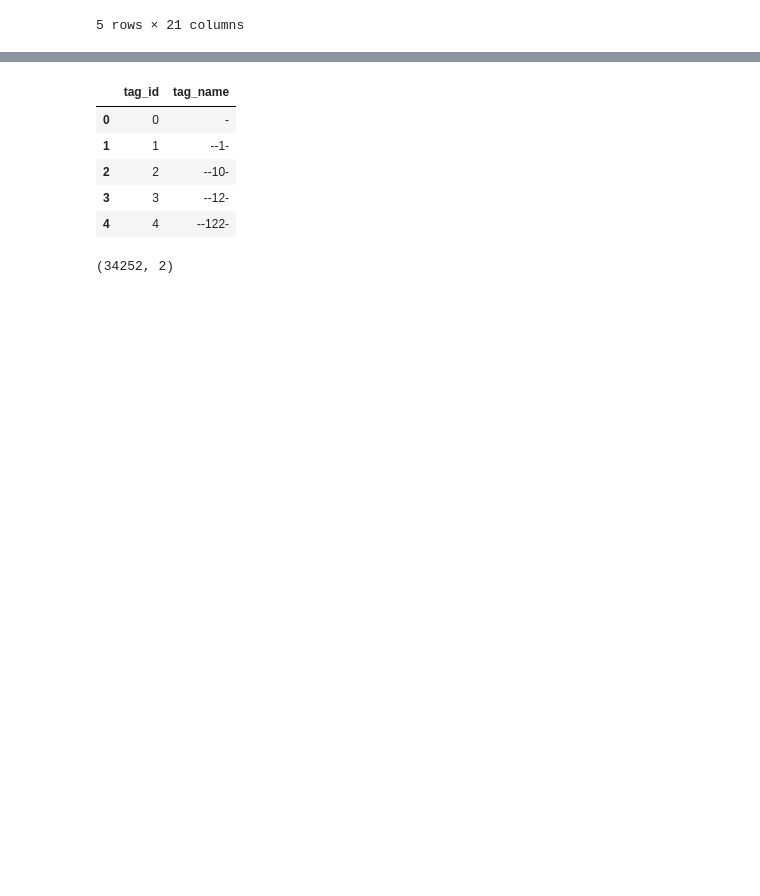
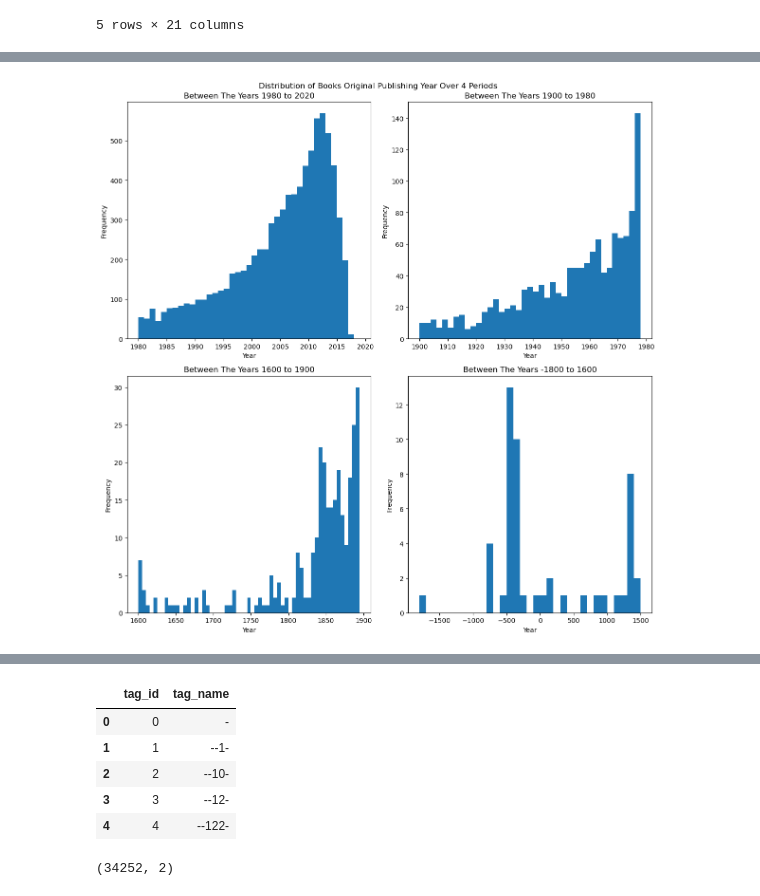
Before and after one commit to CamelSal/BookRecommender, a Jupyter notebook: CapstoneEDA.ipynb, the cells around one changed output, grey strips where cells are left out. Drawn from its saved outputs; the diff is of its cells as text; code cells hidden in the pictures; blank space fills up the shorter version.

```diff
--- a/CapstoneEDA.ipynb
+++ b/CapstoneEDA.ipynb
@@ -7,6 +15,7 @@ import seaborn as sns
 import matplotlib.dates as mdates
 # %%
 book_df = pd.read_csv('data/books.csv')
+booke_df = pd.read_csv('data/books_enriched.csv', index_col=[0])
 tags_df = pd.read_csv('data/tags.csv')
 book_tags_df = pd.read_csv('data/book_tags.csv')
 ratings_df = pd.read_csv('data/ratings.csv')
@@ -90 +178,35 @@ Name: authors, dtype: int64
+# %%
+
+plt.subplots(2,2,figsize = (12,12))
+
+plt.subplot(2,2,1)
+plt.hist(book_df['original_publication_year'],bins = range(1980,2020,1))
+plt.title('Between The Years 1980 to 2020')
+plt.ylabel('Frequency')
+plt.xlabel('Year')
+
+plt.subplot(2,2,2)
+plt.hist(book_df['original_publication_year'],bins = range(1900,1980,2))
+plt.title('Between The Years 1900 to 1980')
+plt.ylabel('Frequency')
+plt.xlabel('Year')
+
+plt.subplot(2,2,3)
+plt.hist(book_df['original_publication_year'],bins = range(1600,1900,5))
+plt.title('Between The Years 1600 to 1900')
+plt.ylabel('Frequency')
+plt.xlabel('Year')
+
+plt.subplot(2,2,4)
+plt.hist(book_df['original_publication_year'],bins = range(-1800,1600,100))
+plt.title('Between The Years -1800 to 1600')
+plt.ylabel('Frequency')
+plt.xlabel('Year')
+
+
+plt.suptitle('Distribution of Books Original Publishing Year Over 4 Periods')
+plt.tight_layout()
+plt.show()
+# %% [output]
+[figure, added]
 # %%
```
Also changed, not shown: parts of 28 cells of this notebook.
